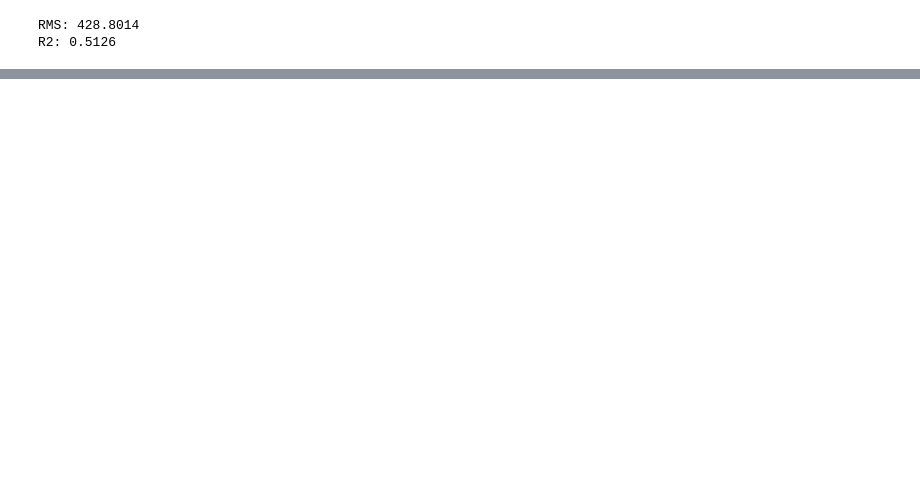
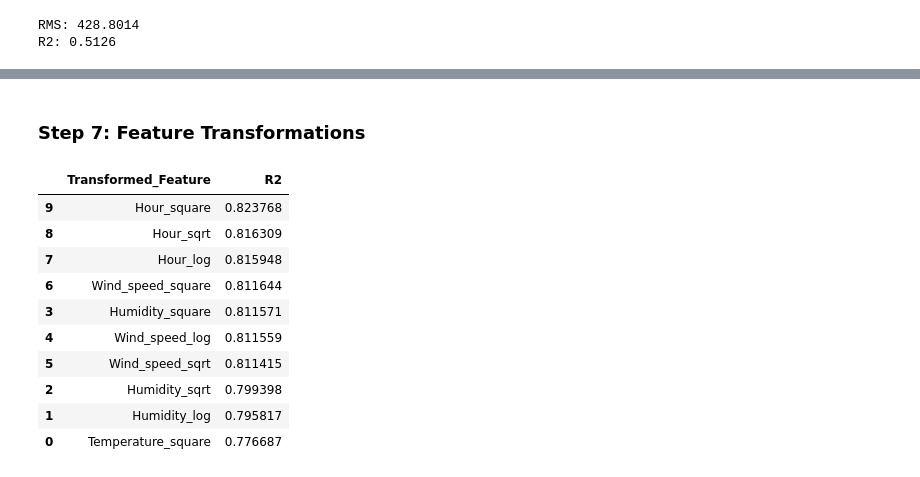
Before and after one commit to airidas23/Course_Project, a Jupyter notebook: linear_regression1.ipynb, the cells around one changed output, grey strips where cells are left out. Saved outputs shown, nothing was run; the diff lists cells and outputs as text; code cells hidden in the pictures; blank space fills up the shorter version.

```diff
--- a/linear_regression1.ipynb
+++ b/linear_regression1.ipynb
@@ -323,0 +397,62 @@ R2: 0.953
+# %% [markdown]
+### Step 7: Feature Transformations
+# %%
+X_train = df_encoded_train.drop('Rented_Bike_Count', axis=1)
+X_test = df_encoded_test.drop('Rented_Bike_Count', axis=1)
+
+# Dictionary to store results
+transformation_results = {}
+
+# Applying transformations and training models
+for feature in features_for_interaction:
+    for transform in ['log', 'sqrt', 'square']:
+        # Creating transformed feature
+        transformed_feature = f"{feature}_{transform}"
+
+        if transform == 'log':
+            if np.any(X_train[feature] < 0) or np.any(X_test[feature] < 0):
+                continue  # Skip this transformation for negative values
+            X_train[transformed_feature] = np.log1p(X_train[feature])
+            X_test[transformed_feature] = np.log1p(X_test[feature])
+        elif transform == 'sqrt':
+            # Skip sqrt for negative values
+            if np.any(X_train[feature] < 0) or np.any(X_test[feature] < 0):
+                continue
+            X_train[transformed_feature] = np.sqrt(X_train[feature])
+            X_test[transformed_feature] = np.sqrt(X_test[feature])
+        elif transform == 'square':
+            X_train[transformed_feature] = X_train[feature] ** 2
+            X_test[transformed_feature] = X_test[feature] ** 2
+
+        # Check for NaNs in transformed features
+        if X_train[transformed_feature].isnull().any() or X_test[transformed_feature].isnull().any():
+            continue
+
+        # Training the model with the transformed feature
+        lr_model_transformed_feature = LinearRegression()
+        lr_model_transformed_feature.fit(X_train, y_train_transformed)
+
+        # Making predictions
+        y_pred_transformed_feature = lr_model_transformed_feature.predict(X_test)
+
+        # Calculating R2 score
+        r2_transformed_feature = r2_score(y_test_transformed, y_pred_transformed_feature)
+
+        # Storing results
+        transformation_results[transformed_feature] = r2_transformed_feature
+
+# Displaying the results in a table format
+transformation_results_df = pd.DataFrame(list(transformation_results.items()), columns=['Transformed_Feature', 'R2'])
+transformation_results_df.sort_values(by='R2', ascending=False)
+# %% [output]
+|  | Transformed_Feature | R2 |
+| 9 | Hour_square | 0.823768 |
+| 8 | Hour_sqrt | 0.816309 |
+| 7 | Hour_log | 0.815948 |
+| 6 | Wind_speed_square | 0.811644 |
+| 3 | Humidity_square | 0.811571 |
+| 4 | Wind_speed_log | 0.811559 |
+| 5 | Wind_speed_sqrt | 0.811415 |
+| 2 | Humidity_sqrt | 0.799398 |
+| 1 | Humidity_log | 0.795817 |
+| 0 | Temperature_square | 0.776687 |
```
Also changed, not shown: parts of 45 cells of this notebook.
